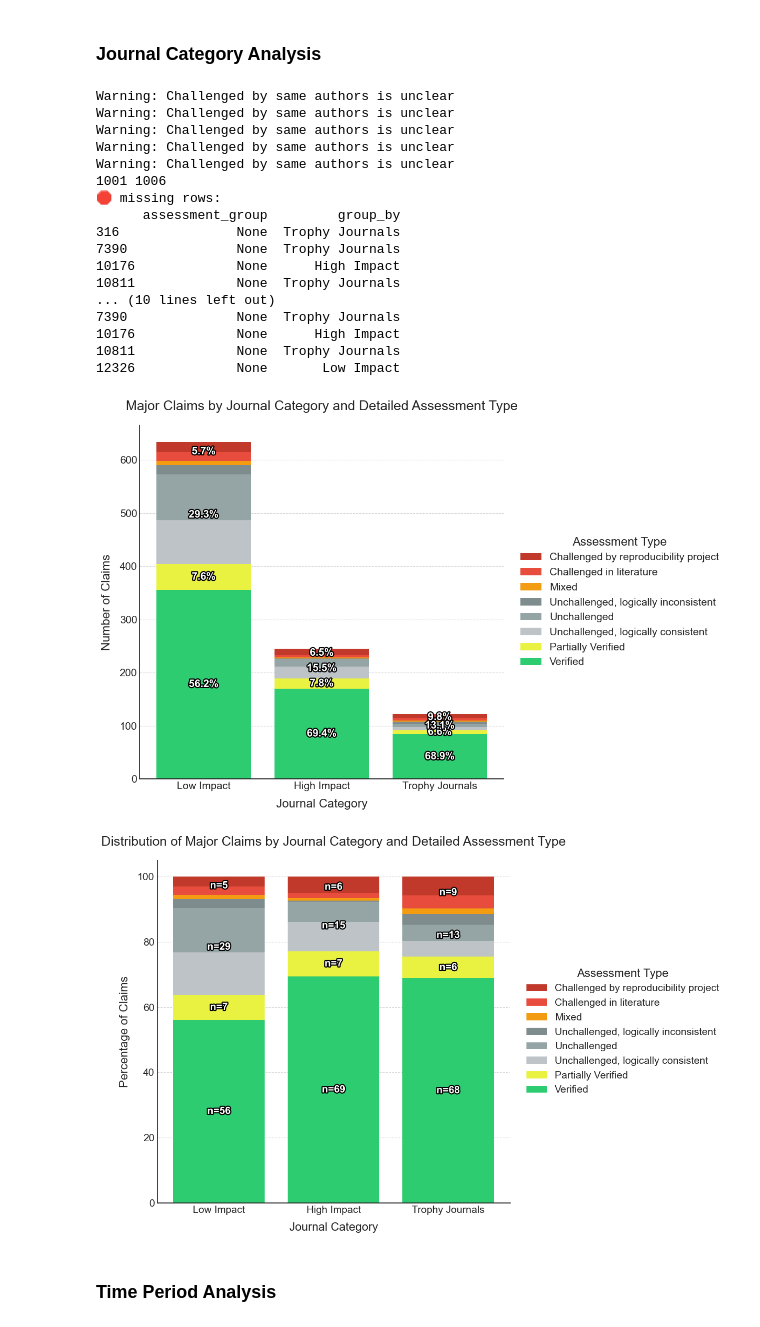
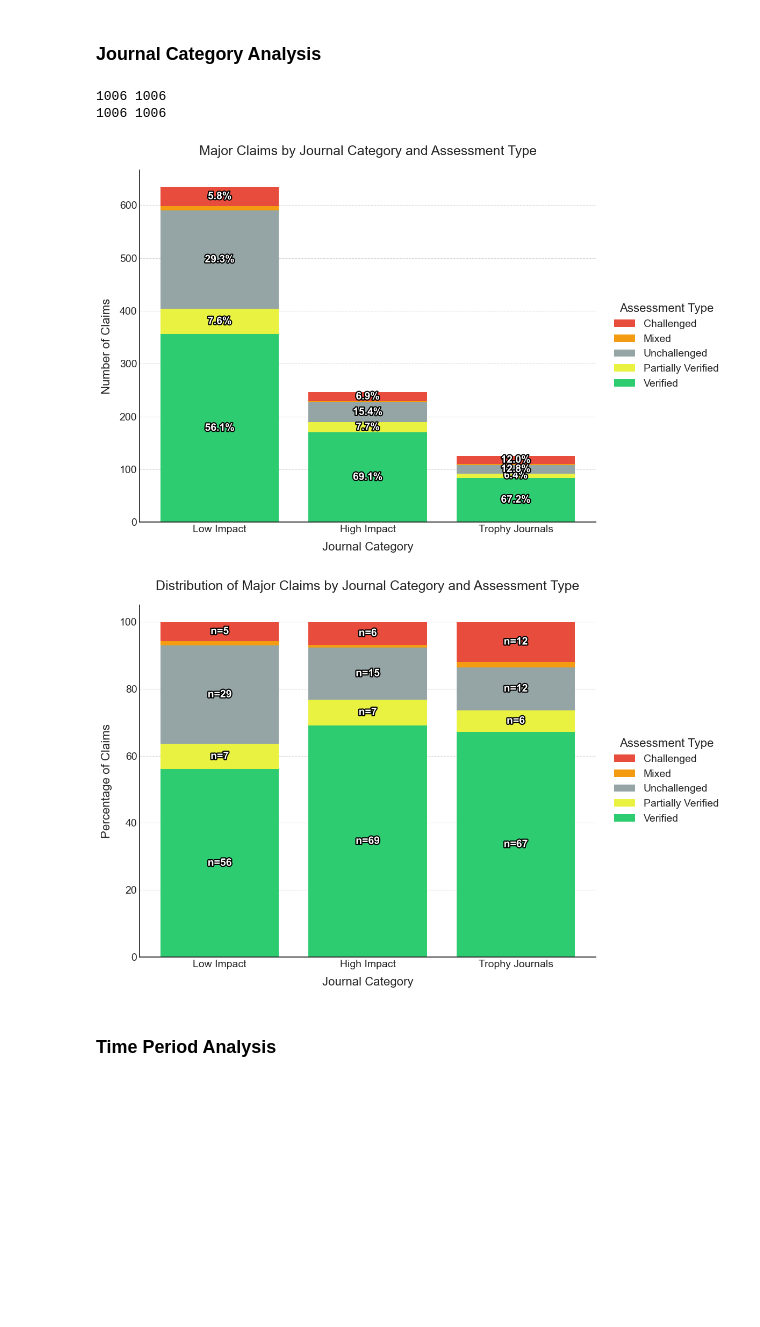
Before and after one commit to jcblemai/drosophila-reproducibility, a Jupyter notebook: analysis_claims.ipynb, the cells around one changed output. Drawn from its saved outputs; the diff is of its cells as text; code cells hidden in the pictures; blank space fills up the shorter version.

```diff
--- a/analysis_claims.ipynb
+++ b/analysis_claims.ipynb
@@ -361,33 +361,18 @@ def create_sankey_diagram(df):
  ### Journal Category Analysis
 # %%
 # Generate and save journal category plots
-fig1, ax1 = plot_info.create_stacked_bar_plot(major_claims_df, mode='absolute', by_time=False, use_expanded=True)
+fig1, ax1 = plot_info.create_stacked_bar_plot(major_claims_df, mode='absolute', by_time=False, use_expanded=False)
 plt.savefig('figures/fig2_claims_journal_absolute.png', dpi=300, bbox_inches='tight')
 #plt.savefig('figures/fig2_claims_journal_absolute.pdf', bbox_inches='tight')
 
-fig2, ax2 = plot_info.create_stacked_bar_plot(major_claims_df, mode='percentage', by_time=False, use_expanded=True)
+fig2, ax2 = plot_info.create_stacked_bar_plot(major_claims_df, mode='percentage', by_time=False, use_expanded=False)
 plt.savefig('figures/fig2_claims_journal_percentage.png', dpi=300, bbox_inches='tight')
 #plt.savefig('figures/fig2_claims_journal_percentage.pdf', bbox_inches='tight')
 # %% [output]
-Warning: Challenged by same authors is unclear
-Warning: Challenged by same authors is unclear
-Warning: Challenged by same authors is unclear
-Warning: Challenged by same authors is unclear
-Warning: Challenged by same authors is unclear
-1001 1006
-🛑 missing rows:
-      assessment_group         group_by
-316               None  Trophy Journals
-7390              None  Trophy Journals
-10176             None      High Impact
-10811             None  Trophy Journals
-... (10 lines left out)
-7390              None  Trophy Journals
-10176             None      High Impact
-10811             None  Trophy Journals
-12326             None       Low Impact
+1006 1006
+1006 1006
-[figure, old version]
+[figure, new version]
-[figure, old version]
+[figure, new version]
 # %% [markdown]
  ### Time Period Analysis
 # %%
```
Also changed, not shown: 4 other files.
